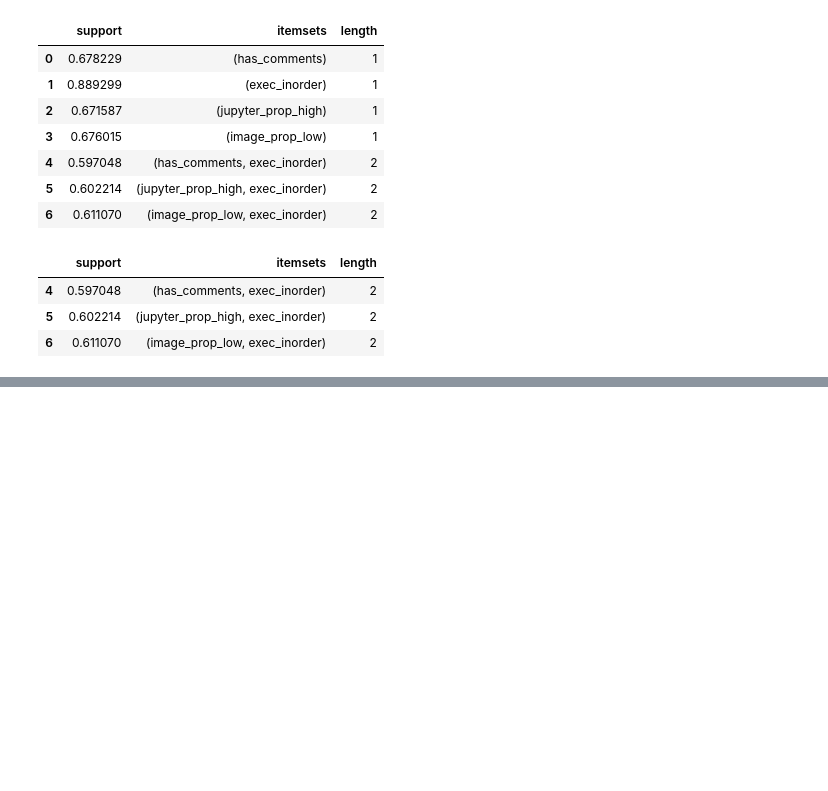
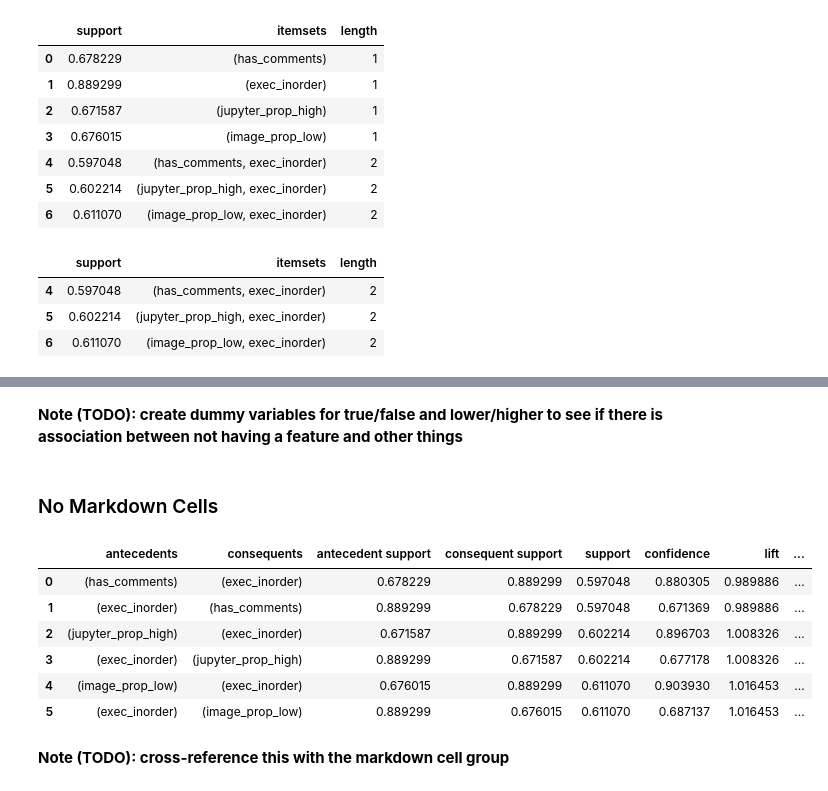
Before and after one commit to Isabel-Gan/quantifying-notebook-features, a Jupyter notebook: output/complete-runs/analysis/cat-factor-analysis.ipynb, the cells around one changed output, grey strips where cells are left out. Saved outputs shown, nothing was run; the diff lists cells and outputs as text; code cells hidden in the pictures; blank space fills up the shorter version.

```diff
--- a/output/complete-runs/analysis/cat-factor-analysis.ipynb
+++ b/output/complete-runs/analysis/cat-factor-analysis.ipynb
@@ -663,0 +713,18 @@ no_md_itemsets[no_md_itemsets['length'] >= 2]
+# %% [markdown]
+**Note (TODO): create dummy variables for true/false and lower/higher to see if there is association between not having a feature and other things**
+# %% [markdown]
+### No Markdown Cells
+# %%
+# use the itemsets to extract association rules
+no_md_association_rules = association_rules(no_md_itemsets, metric = 'confidence', min_threshold = 0.5)
+no_md_association_rules
+# %% [output]
+|  | antecedents | consequents | antecedent support | consequent support | support | confidence | lift | ... |
+| 0 | (has_comments) | (exec_inorder) | 0.678229 | 0.889299 | 0.597048 | 0.880305 | 0.989886 | ... |
+| 1 | (exec_inorder) | (has_comments) | 0.889299 | 0.678229 | 0.597048 | 0.671369 | 0.989886 | ... |
+| 2 | (jupyter_prop_high) | (exec_inorder) | 0.671587 | 0.889299 | 0.602214 | 0.896703 | 1.008326 | ... |
+| 3 | (exec_inorder) | (jupyter_prop_high) | 0.889299 | 0.671587 | 0.602214 | 0.677178 | 1.008326 | ... |
+| 4 | (image_prop_low) | (exec_inorder) | 0.676015 | 0.889299 | 0.611070 | 0.903930 | 1.016453 | ... |
+| 5 | (exec_inorder) | (image_prop_low) | 0.889299 | 0.676015 | 0.611070 | 0.687137 | 1.016453 | ... |
+# %% [markdown]
+**Note (TODO): cross-reference this with the markdown cell group**
```
Also changed, not shown: parts of 6 cells of this notebook.
